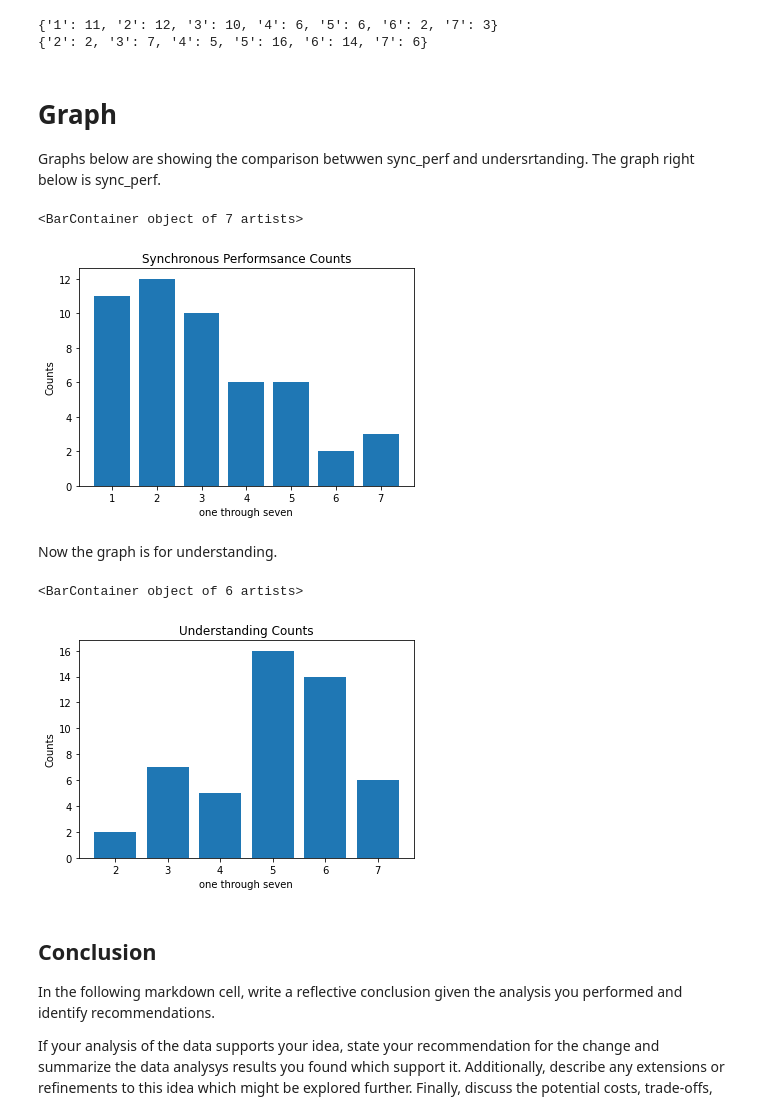
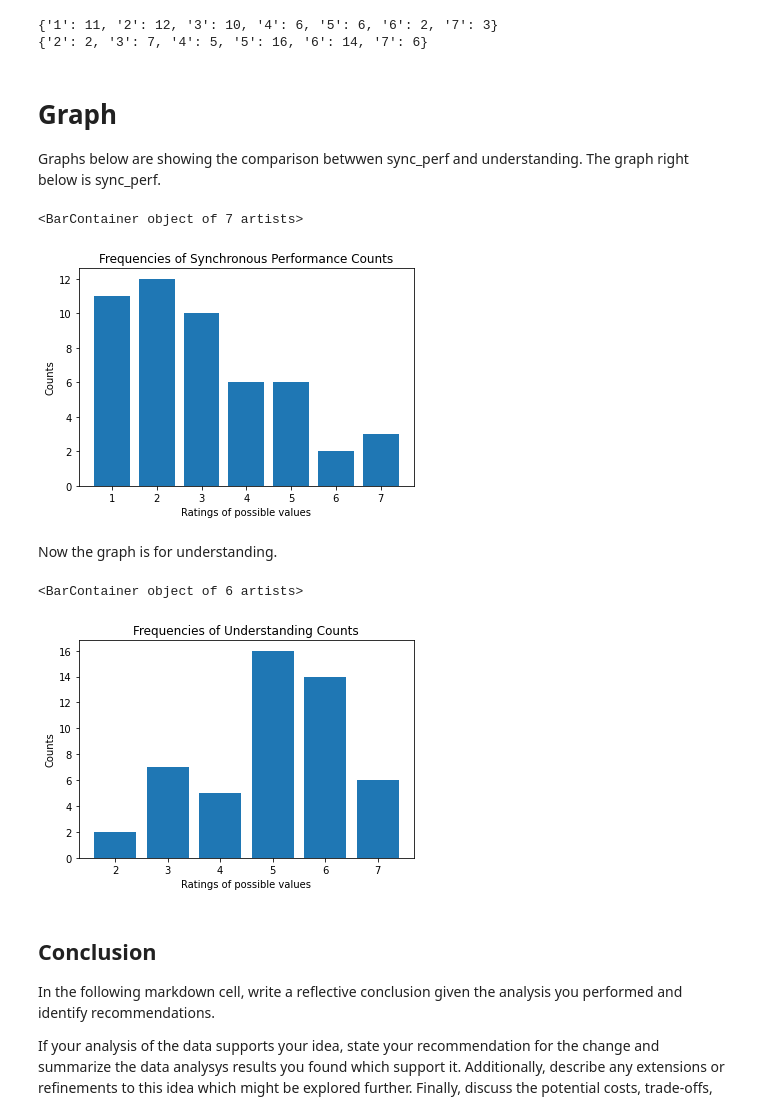
Before and after one commit to rkhetan12/comp110-22s-workspace, a Jupyter notebook: exercises/ex08/analysis.ipynb, the cells around one changed output. Drawn from its saved outputs; the diff is of its cells as text; code cells hidden in the pictures.

```diff
--- a/exercises/ex08/analysis.ipynb
+++ b/exercises/ex08/analysis.ipynb
@@ -136,33 +136,33 @@ print(sort(understanding_counts))
 {'2': 2, '3': 7, '4': 5, '5': 16, '6': 14, '7': 6}
 # %% [markdown]
 # Graph
-Graphs below are showing the comparison betwwen sync_perf and undersrtanding. The graph right below is sync_perf.
+Graphs below are showing the comparison betwwen sync_perf and understanding. The graph right below is sync_perf.
 # %%
 from matplotlib import pyplot
 
 sync_perf_counts = dict(sorted(sync_perf_counts.items()))
-pyplot.title("Synchronous Performsance Counts")
-pyplot.xlabel("one through seven")
+pyplot.title("Frequencies of Synchronous Performance Counts")
+pyplot.xlabel("Ratings of possible values")
 pyplot.ylabel("Counts")
 labels: list[str] = list(sync_perf_counts.keys())
 values: list[int] = list(sync_perf_counts.values())
 pyplot.bar(labels, values)
 # %% [output]
 <BarContainer object of 7 artists>
-[figure, old version]
+[figure, new version]
 # %% [markdown]
 Now the graph is for understanding.
 # %%
 understanding_counts = dict(sorted(understanding_counts.items()))
-pyplot.title("Understanding Counts")
-pyplot.xlabel("one through seven")
+pyplot.title("Frequencies of Understanding Counts")
+pyplot.xlabel("Ratings of possible values")
 pyplot.ylabel("Counts")
 labels: list[str] = list(understanding_counts.keys())
 values: list[int] = list(understanding_counts.values())
 pyplot.bar(labels, values)
 # %% [output]
 <BarContainer object of 6 artists>
-[figure, old version]
+[figure, new version]
 # %% [markdown]
 ## Conclusion
 
```
Also changed, not shown: parts of 8 cells of this notebook.
